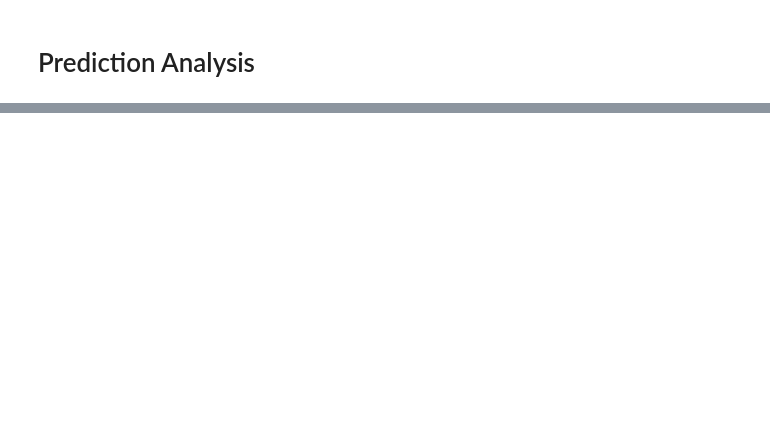
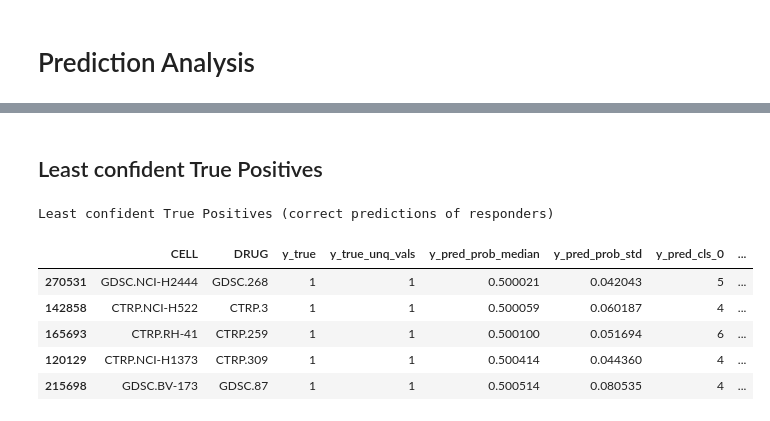
Before and after one commit to adpartin/DrugResponseViz, a Jupyter notebook: notebooks/post_processing_cls.ipynb, the cells around one changed output, grey strips where cells are left out. Drawn from its saved outputs; the diff is of its cells as text; code cells hidden in the pictures; blank space fills up the shorter version.

```diff
--- a/notebooks/post_processing_cls.ipynb
+++ b/notebooks/post_processing_cls.ipynb
@@ -85,2 +222,10 @@ def plot_target(data_to_plot, y_name, x_name, kind='box', hue_name=None, height=
+# %%
+# Add columns of: TP, TN, FN, FP
+sm_flt['TP'] = sm_flt.apply(lambda row: row.y_pred_cls_1 if row.y_true==1 else False, axis=1)  # tp
+sm_flt['TN'] = sm_flt.apply(lambda row: row.y_pred_cls_0 if row.y_true==0 else False, axis=1)  # tn
+sm_flt['FN'] = sm_flt.apply(lambda row: row.y_pred_cls_0 if row.y_true==1 else False, axis=1)  # fn
+sm_flt['FP'] = sm_flt.apply(lambda row: row.y_pred_cls_1 if row.y_true==0 else False, axis=1)  # fp
+
+display(sm_flt[:3])
 # %% [markdown]
 # Prediction Analysis
@@ -528,0 +282,21 @@ plt.savefig(out_figs/f'drug_prediction_{hue_name.lower()}.png', dpi=100)
+# %% [markdown]
+## Least confident True Positives
+# %%
+# Least confident predictions of responders
+rsp_value = 1  # responders
+aa = sm_flt[sm_flt.y_true==rsp_value]
+
+# Extract samples with probs >= 0.5
+aa = aa[aa.y_pred_prob_median-0.5 >= 0]
+
+print('\nLeast confident True Positives (correct predictions of responders)')
+aa = aa.sort_values('y_pred_prob_median', ascending=True)
+display(aa[:5])
+# %% [output]
+Least confident True Positives (correct predictions of responders)
+|  | CELL | DRUG | y_true | y_true_unq_vals | y_pred_prob_median | y_pred_prob_std | y_pred_cls_0 | ... |
+| 270531 | GDSC.NCI-H2444 | GDSC.268 | 1 | 1 | 0.500021 | 0.042043 | 5 | ... |
+| 142858 | CTRP.NCI-H522 | CTRP.3 | 1 | 1 | 0.500059 | 0.060187 | 4 | ... |
+| 165693 | CTRP.RH-41 | CTRP.259 | 1 | 1 | 0.500100 | 0.051694 | 6 | ... |
+| 120129 | CTRP.NCI-H1373 | CTRP.309 | 1 | 1 | 0.500414 | 0.044360 | 4 | ... |
+| 215698 | GDSC.BV-173 | GDSC.87 | 1 | 1 | 0.500514 | 0.080535 | 4 | ... |
```
Also changed, not shown: parts of 75 cells of this notebook.
